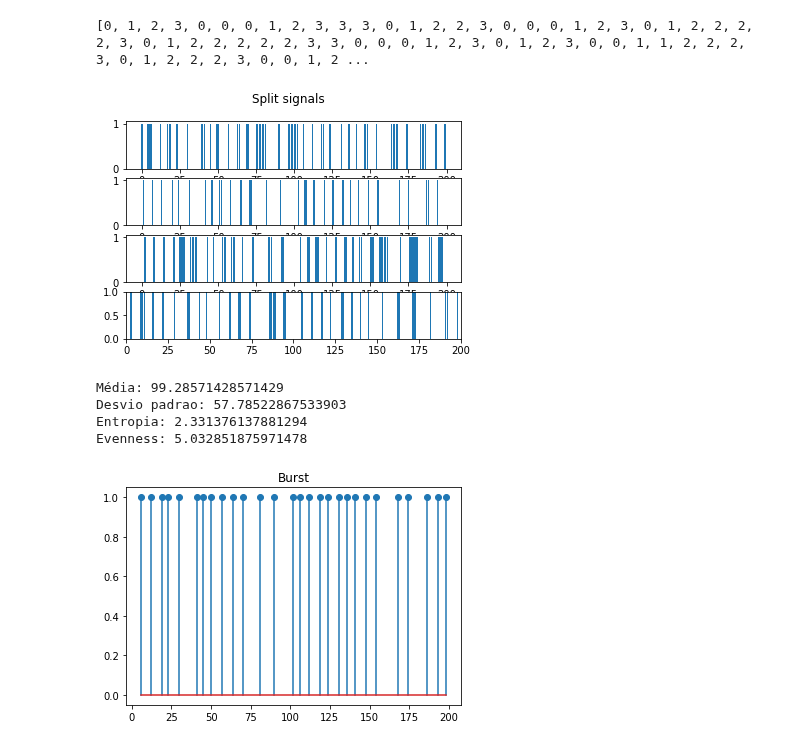
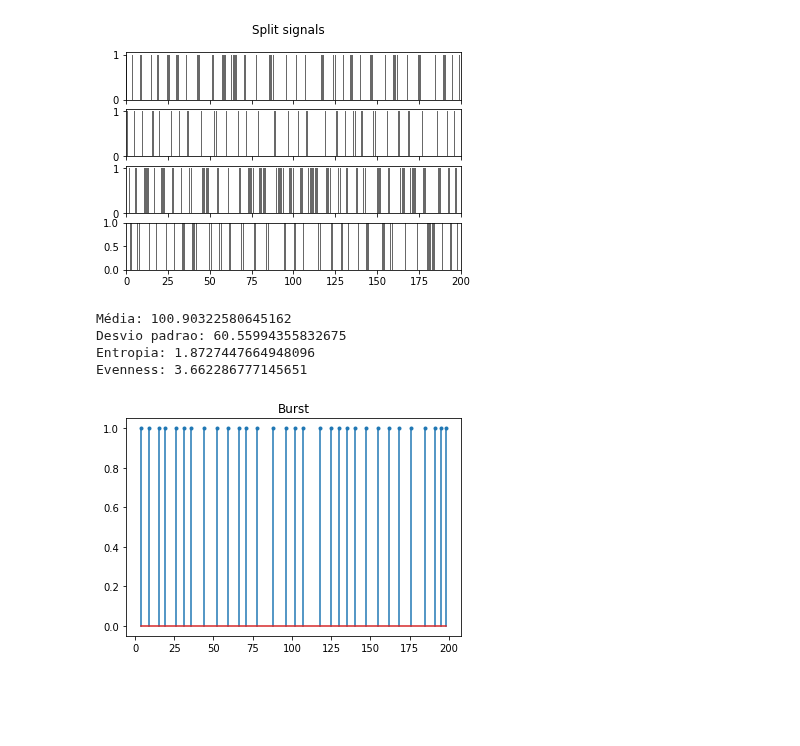
Before and after one commit to ricardotetti/pattern_recognition_and_analisys, a Jupyter notebook: proj_2/Projeto 2.ipynb, the cells around one changed output. Saved outputs shown, nothing was run; the diff lists cells and outputs as text; code cells hidden in the pictures; blank space fills up the shorter version.

```diff
--- a/proj_2/Projeto 2.ipynb
+++ b/proj_2/Projeto 2.ipynb
@@ -22,22 +22,24 @@ import networkx as nx
 #    return padroes_fig2
 
 class Automatos:
-    def __init__(self, matriz, symbols):
-        self.matriz = np.array(matriz)
-        self.symb = symbols
+    def __init__(self, M):
+        self.matriz = np.array(M)
+        self.symb = []
+        self.padroes = []
+    def symbols(self,S):
+        self.symb = S
     def deterministic(self, inter):
-        p = []
-        i = 0
-        for k in range(inter):
-            r = random()
+        k = 0
+        for i in range(inter):
+            r = np.random.random_sample()
             a = 0
             for j in range(len(self.matriz)):
-                a = a + self.matriz[i][j]
+                a = a + self.matriz[k][j]
                 if r < a:
-                    p.append(self.symb[i])
-                    i = j
+                    self.padroes.append(self.symb[k])
+                    k = j
                     break
-        return p
+        return self.padroes
 
 #if __name__ == '__main__':
 #    main()
@@ -48,11 +50,10 @@ M = [[0.5,0.5,0,0],
     [0.7,0,0,0.3]
     ]
 
-auto = Automatos(M, [0,1,2,3])
+auto = Automatos(M)
+auto.symbols([0,1,2,3])
 padroes_fig2 = auto.deterministic(200)
-print(padroes_fig2)
+#print(padroes_fig2)
-# %% [output]
-[0, 1, 2, 3, 0, 0, 0, 1, 2, 3, 3, 3, 0, 1, 2, 2, 3, 0, 0, 0, 1, 2, 3, 0, 1, 2, 2, 2, 2, 3, 0, 1, 2, 2, 2, 2, 2, 3, 3, 0, 0, 0, 1, 2, 3, 0, 1, 2, 3, 0, 0, 1, 1, 2, 2, 2, 3, 0, 1, 2, 2, 2, 3, 0, 0, 1, 2 ...
 # %%
 #from numpy import arange
 #plt.title("Bar Plot")
@@ -82,39 +83,39 @@ class split_signal:
                 self.list_zero.append(0)
         for i in range(len(lista)):
             if lista[i] == 1:
                 self.list_one.append(1)
             else:
                 self.list_one.append(0)
         for i in range(len(lista)):
             if lista[i] == 2:
                 self.list_two.append(1)
             else:
                 self.list_two.append(0)
         for i in range(len(lista)):
             if lista[i] == 3:
                 self.list_three.append(1)
             else:
                 self.list_three.append(0)
         #print(self.list_one)
     def relative_frequency(self):
         for i in range (len(self.list_zero)):
             self.relative_fre.append((self.list_zero[i])/(len(self.list_zero)))
     def plots(self):
-        fig, axs = plt.subplots(4)
+        fig, axs = plt.subplots(4, sharex = True)
         fig.suptitle('Split signals')
         x = np.arange(len(padroes_fig2))
-        axs[0].bar(x, self.list_zero)
-        axs[1].bar(x, self.list_one)
-        axs[2].bar(x, self.list_two)
-        axs[3].bar(x, self.list_three)
+        axs[0].bar(x, self.list_zero, color = 'dimgrey')
+        axs[1].bar(x, self.list_one, color = 'dimgrey')
+        axs[2].bar(x, self.list_two, color = 'dimgrey')
+        axs[3].bar(x, self.list_three, color = 'dimgrey')
         pylab.xlim(0,200)
         pylab.ylim(0,1)
 
 
 if __name__ == "__main__":
     main()
 # %% [output]
-[figure, old version]
+[figure, new version]
 # %%
 def main():
     burst_fig2 = burst()
@@ -167,18 +168,18 @@ class burst(split_signal):
         contador = []
         for i in range(len(self.lista_burst)):
             contador.append(1)
-        plt.stem(self.lista_burst, contador)
+        plt.stem(self.lista_burst, contador, markerfmt = '.')
         plt.show()
 
 
 if __name__ == '__main__':
     main()
 # %% [output]
-Média: 99.28571428571429
-Desvio padrao: 57.78522867533903
-Entropia: 2.331376137881294
-Evenness: 5.032851875971478
+Média: 100.90322580645162
+Desvio padrao: 60.55994355832675
+Entropia: 1.8727447664948096
+Evenness: 3.662286777145651
-[figure, old version]
+[figure, new version]
 # %%
 def main():
     intersymbol_fig2 = inter_symbol()
```
Also changed, not shown: parts of 4 cells of this notebook.
